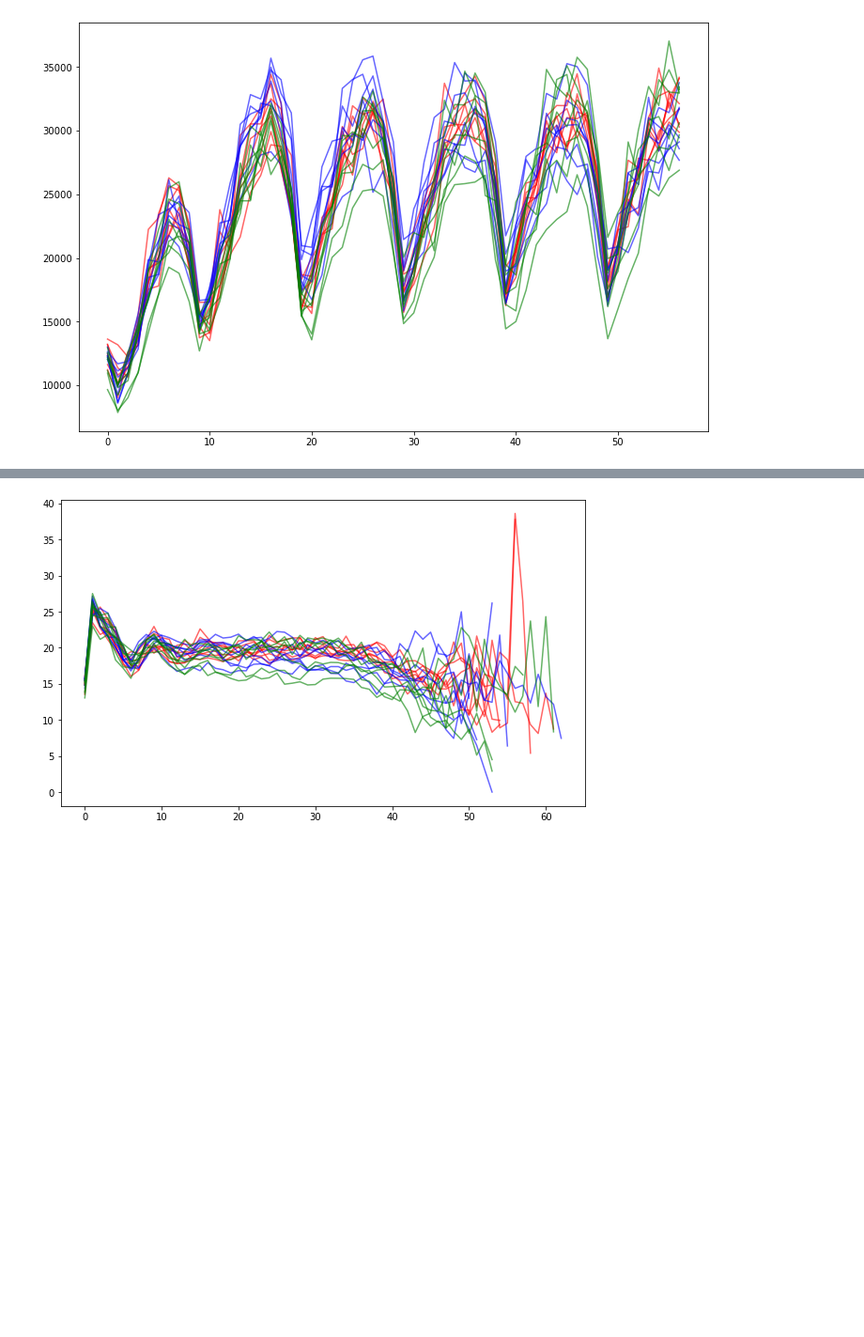
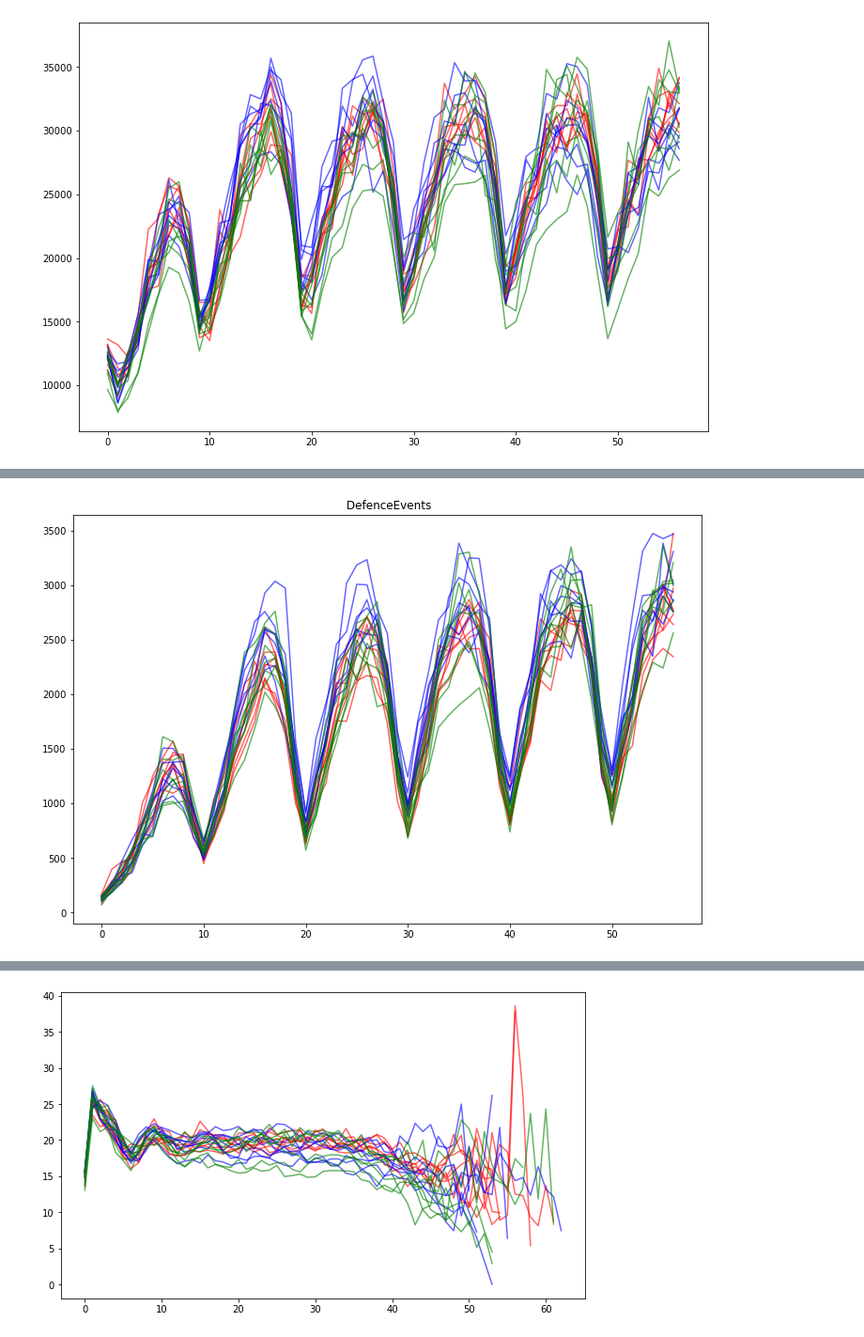
Before and after one commit to TristanSones-Dykes/SEEAnalysis, a Jupyter notebook: DataAnalysis_cls.ipynb, the cells around one changed output, grey strips where cells are left out. Shown at 94% size. Drawn from its saved outputs; the diff is of its cells as text; code cells hidden in the pictures; blank space fills up the shorter version.

```diff
--- a/DataAnalysis_cls.ipynb
+++ b/DataAnalysis_cls.ipynb
@@ -131,0 +171,4 @@ plt.show()
+# %%
+plotParameterOverTimeBuckets(" DefenceEvents")
+# %% [output]
+[figure, added]
```
Also changed, not shown: parts of 7 cells of this notebook, 1 other file.
